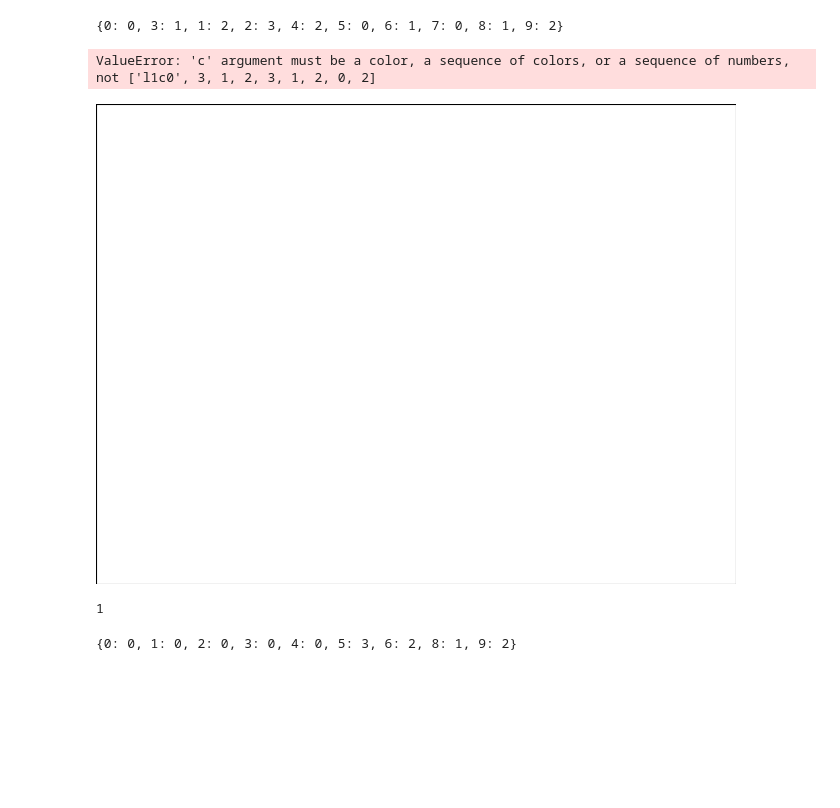
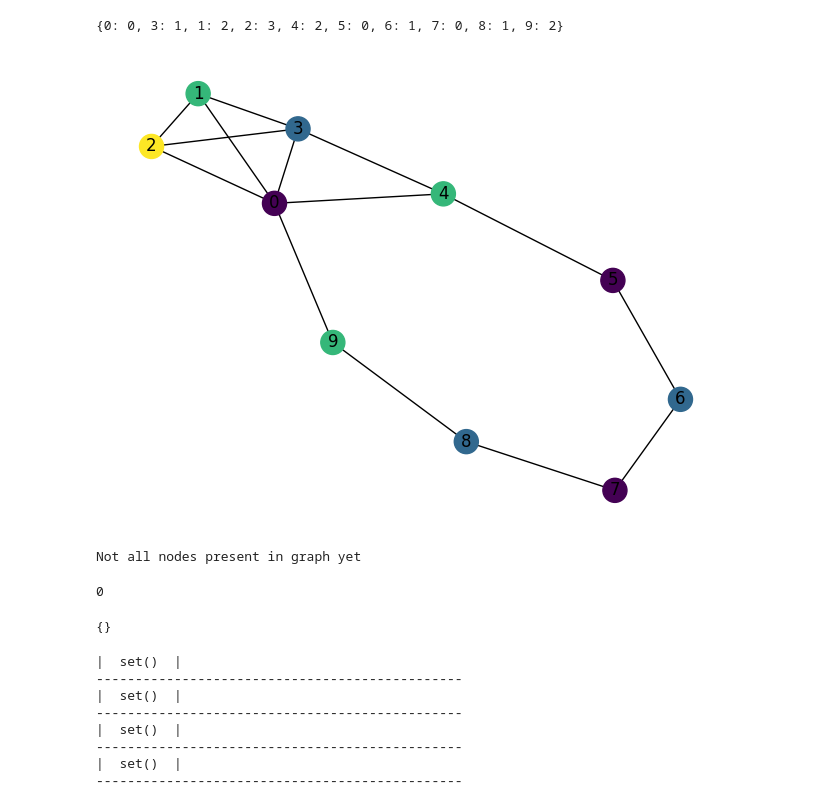
Before and after one commit to mtheunistue/DynamicGraphColoring, a Jupyter notebook: Algorithm Sandbox.ipynb, the cells around one changed output. Cells and saved outputs as stored; diff of their text form; code cells hidden in the pictures; blank space fills up the shorter version.

```diff
--- a/Algorithm Sandbox.ipynb
+++ b/Algorithm Sandbox.ipynb
@@ -124,8 +124,9 @@ misc.toDrawableColoring(misc.useUniqueColors(coloring, 1))
 # %% [output]
 {0: 0, 3: 1, 1: 2, 2: 3, 4: 2, 5: 0, 6: 1, 7: 0, 8: 1, 9: 2}
+# %%
+layout = nx.spring_layout(G)
 # %%
-misc.draw(G, coloring)
+misc.draw(G, coloring, layout)
 # %% [output]
-ValueError: 'c' argument must be a color, a sequence of colors, or a sequence of numbers, not ['l1c0', 3, 1, 2, 3, 1, 2, 0, 2]
-[figure, old version]
+[figure, new version]
 # %%
@@ -133,14 +134,26 @@ rwu = RandomWarmUp1.WarmUp1Algo(G)
 # %%
-c1 = rwu.getColoring()
+c1 = bba.getColoring()
 
-rwu.addEdge(2,8)
+bba.addEdge(3,5)
 
-c2 = rwu.getColoring()
+c2 = bba.getColoring()
 misc.numberOfRecolors(c1, c2)
 # %% [output]
-1
+Not all nodes present in graph yet
+0
 # %%
-rwu.getColoring()
+bba.getColoring()
 # %% [output]
-{0: 0, 1: 0, 2: 0, 3: 0, 4: 0, 5: 3, 6: 2, 8: 1, 9: 2}
+{}
+# %%
+bba.printBucketLevels()
+# %% [output]
+|  set()  |
+-----------------------------------------------
+|  set()  |
+-----------------------------------------------
+|  set()  |
+-----------------------------------------------
+|  set()  |
+-----------------------------------------------
 # %%
```
Also changed, not shown: parts of 8 cells of this notebook, 3 other files.
